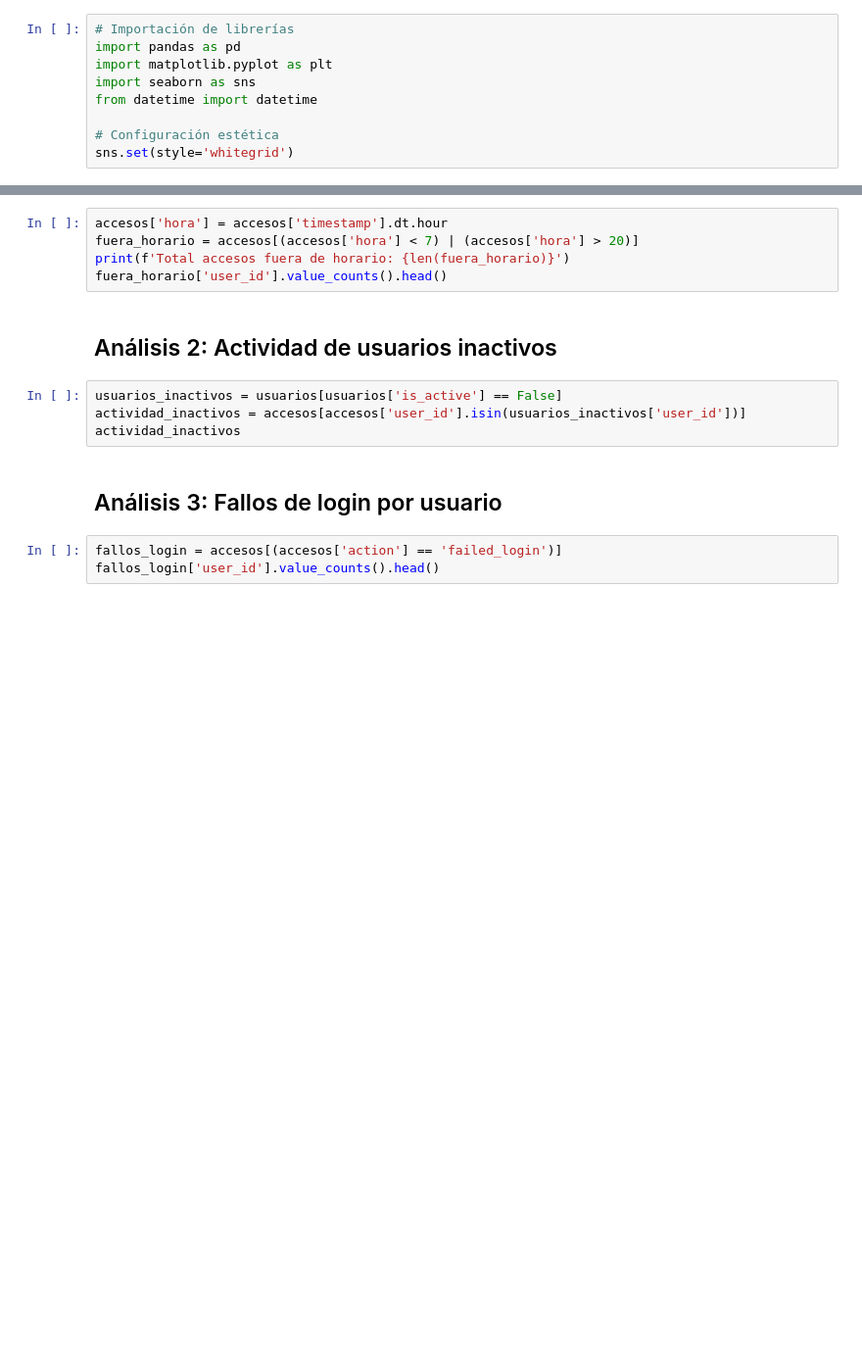
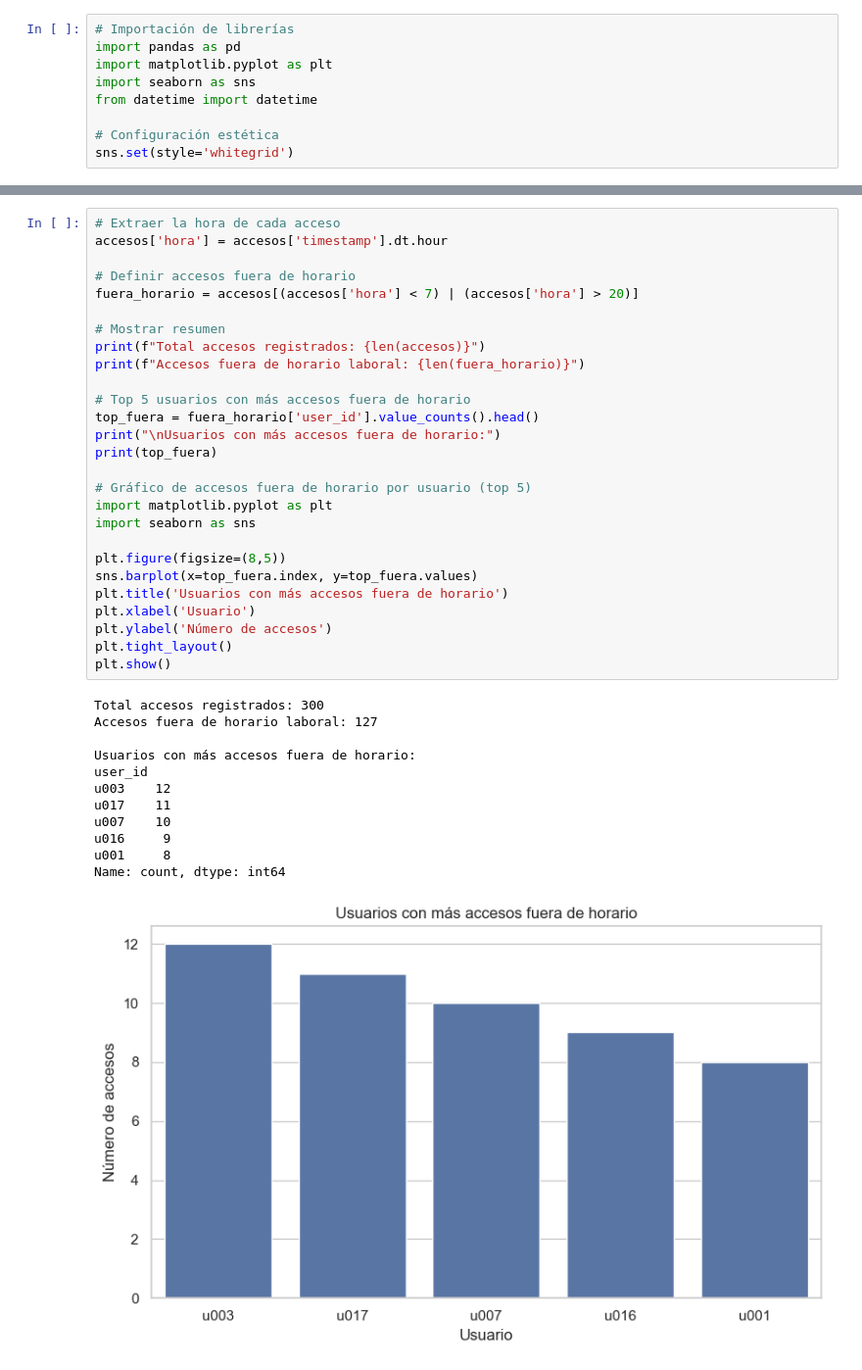
Before and after one commit to jordicapsi/auditoria-it-simulada, a Jupyter notebook: auditoria_accesos.ipynb, the cells around one changed output, grey strips where cells are left out. Shown at 98% size. Cells and saved outputs as stored; diff of their text form; blank space fills up the shorter version.

```diff
--- a/auditoria_accesos.ipynb
+++ b/auditoria_accesos.ipynb
@@ -23,16 +41,40 @@ accesos.head()
-# %%
-accesos['hora'] = accesos['timestamp'].dt.hour
-fuera_horario = accesos[(accesos['hora'] < 7) | (accesos['hora'] > 20)]
-print(f'Total accesos fuera de horario: {len(fuera_horario)}')
-fuera_horario['user_id'].value_counts().head()
-# %% [markdown]
-## Análisis 2: Actividad de usuarios inactivos
-# %%
-usuarios_inactivos = usuarios[usuarios['is_active'] == False]
-actividad_inactivos = accesos[accesos['user_id'].isin(usuarios_inactivos['user_id'])]
-actividad_inactivos
-# %% [markdown]
-## Análisis 3: Fallos de login por usuario
-# %%
-fallos_login = accesos[(accesos['action'] == 'failed_login')]
-fallos_login['user_id'].value_counts().head()
+# %%
+# Extraer la hora de cada acceso
+accesos['hora'] = accesos['timestamp'].dt.hour
+
+# Definir accesos fuera de horario
+fuera_horario = accesos[(accesos['hora'] < 7) | (accesos['hora'] > 20)]
+
+# Mostrar resumen
+print(f"Total accesos registrados: {len(accesos)}")
+print(f"Accesos fuera de horario laboral: {len(fuera_horario)}")
+
+# Top 5 usuarios con más accesos fuera de horario
+top_fuera = fuera_horario['user_id'].value_counts().head()
+print("\nUsuarios con más accesos fuera de horario:")
+print(top_fuera)
+
+# Gráfico de accesos fuera de horario por usuario (top 5)
+import matplotlib.pyplot as plt
+import seaborn as sns
+
+plt.figure(figsize=(8,5))
+sns.barplot(x=top_fuera.index, y=top_fuera.values)
+plt.title('Usuarios con más accesos fuera de horario')
+plt.xlabel('Usuario')
+plt.ylabel('Número de accesos')
+plt.tight_layout()
+plt.show()
+# %% [output]
+Total accesos registrados: 300
+Accesos fuera de horario laboral: 127
+
+Usuarios con más accesos fuera de horario:
+user_id
+u003    12
+u017    11
+u007    10
+u016     9
+u001     8
+Name: count, dtype: int64
+[figure, added]
```
Also changed, not shown: parts of 12 cells of this notebook.
